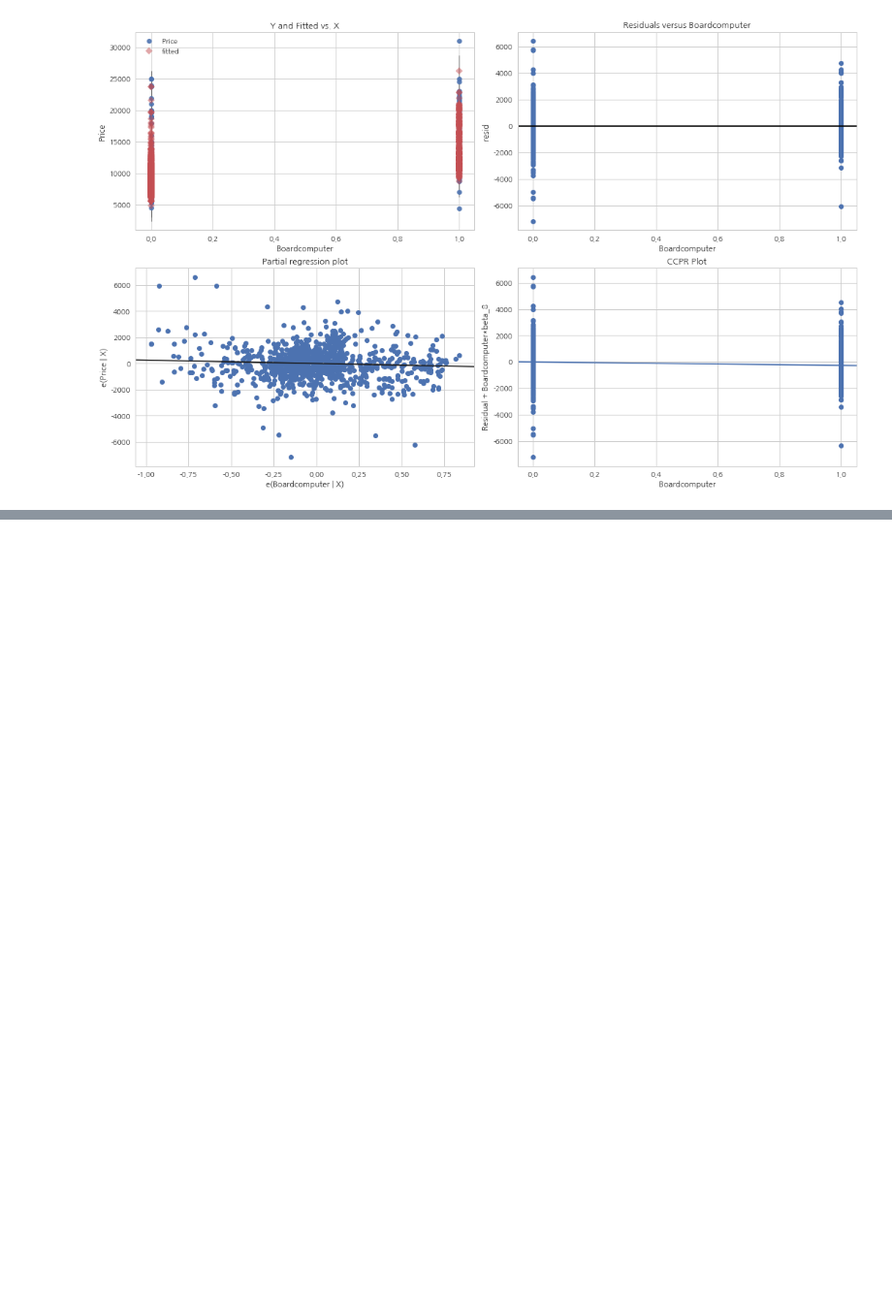
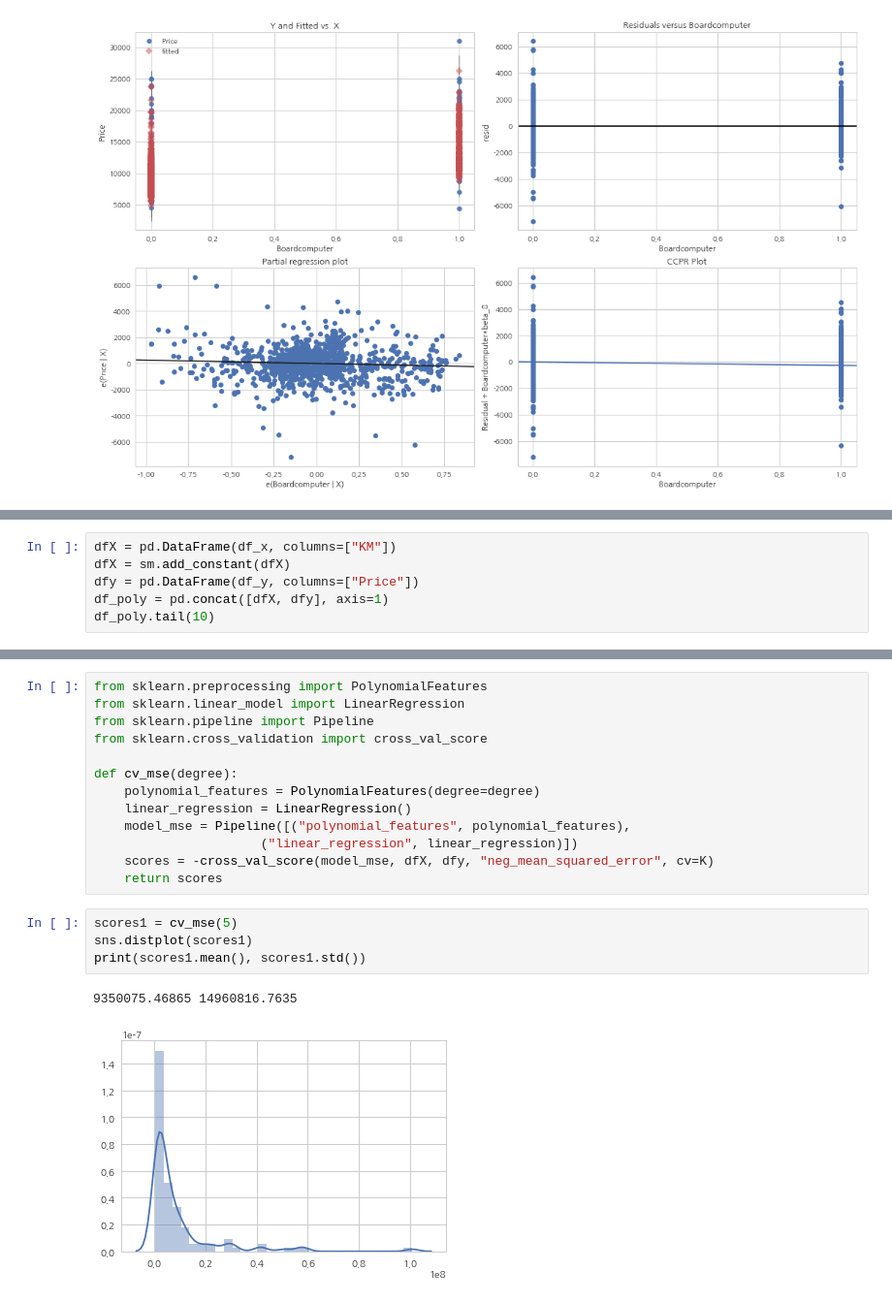
Before and after one commit to j-haaaaan/dss6_regproj1-toyotacorolla, a Jupyter notebook: kang/main_kang_171020.ipynb, the cells around one changed output, grey strips where cells are left out. Shown at 97% size. Saved outputs shown, nothing was run; the diff lists cells and outputs as text; blank space fills up the shorter version.

```diff
--- a/kang/main_kang_171020.ipynb
+++ b/kang/main_kang_171020.ipynb
@@ -1166,0 +1176,6 @@ plt.show()
+# %%
+dfX = pd.DataFrame(df_x, columns=["KM"])
+dfX = sm.add_constant(dfX)
+dfy = pd.DataFrame(df_y, columns=["Price"])
+df_poly = pd.concat([dfX, dfy], axis=1)
+df_poly.tail(10)
@@ -1166,0 +1194,20 @@ plt.show()
+# %%
+from sklearn.preprocessing import PolynomialFeatures
+from sklearn.linear_model import LinearRegression
+from sklearn.pipeline import Pipeline
+from sklearn.cross_validation import cross_val_score
+
+def cv_mse(degree):
+    polynomial_features = PolynomialFeatures(degree=degree)
+    linear_regression = LinearRegression()
+    model_mse = Pipeline([("polynomial_features", polynomial_features),
+                      ("linear_regression", linear_regression)])
+    scores = -cross_val_score(model_mse, dfX, dfy, "neg_mean_squared_error", cv=K)
+    return scores
+# %%
+scores1 = cv_mse(5)
+sns.distplot(scores1)
+print(scores1.mean(), scores1.std())
+# %% [output]
+9350075.46865 14960816.7635
+[figure, added]
```
Also changed, not shown: parts of 46 cells of this notebook.
